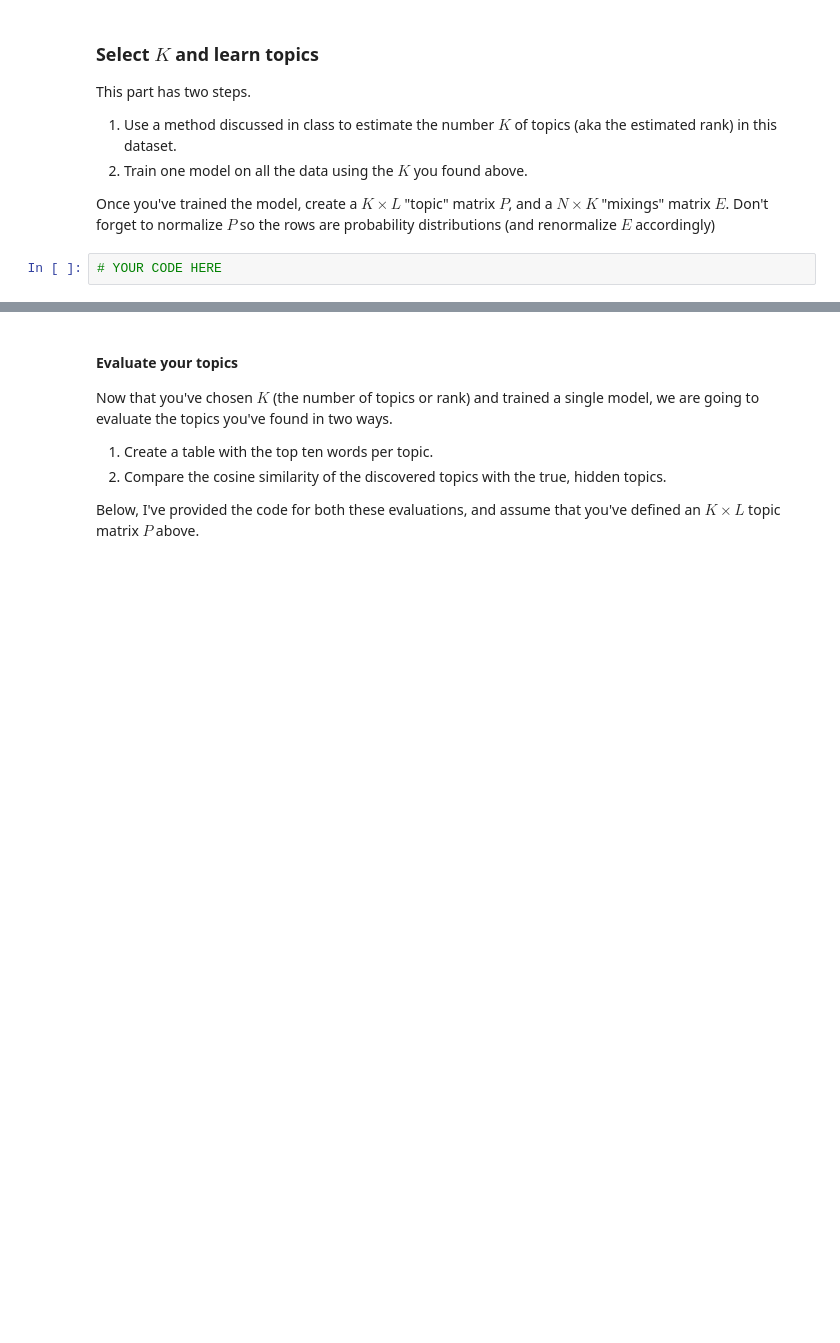
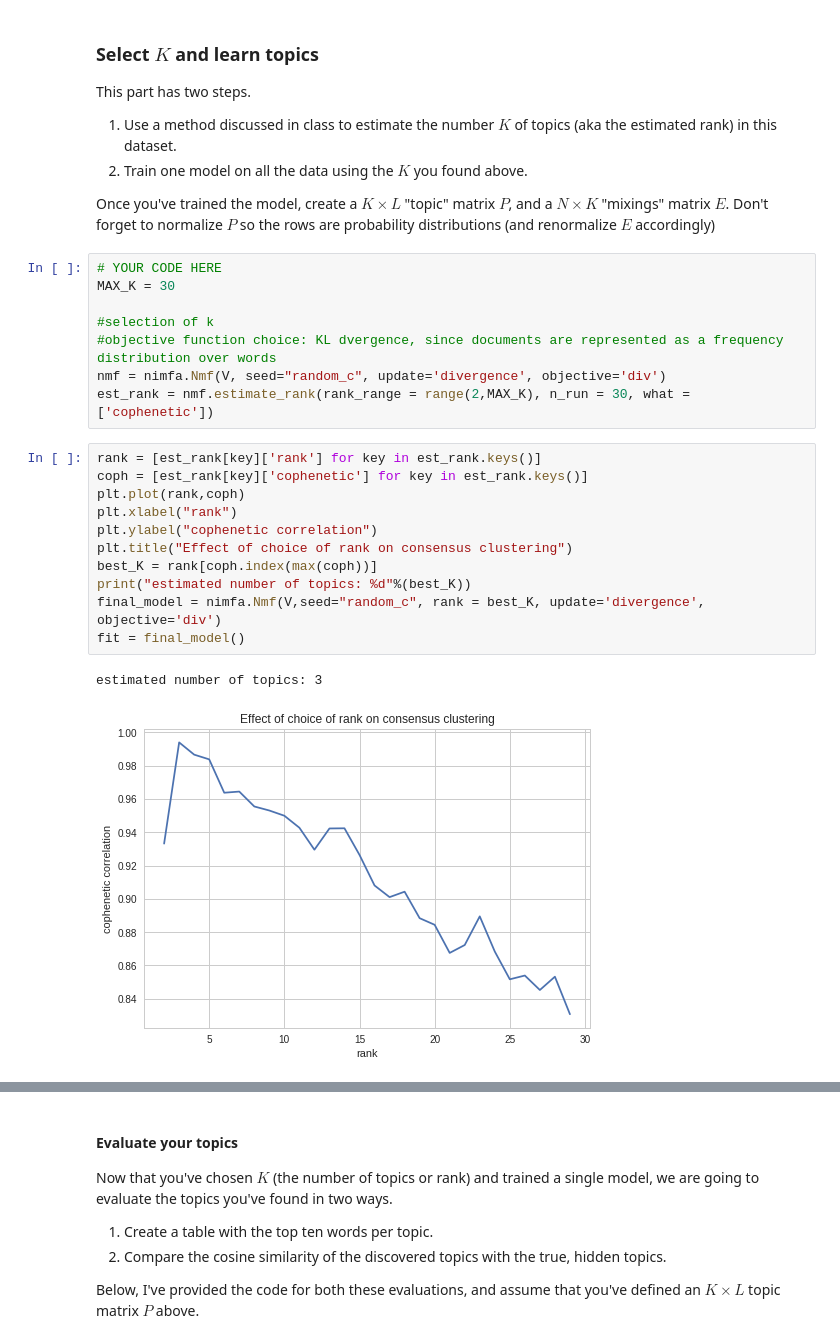
Before and after one commit to spatkar94/Class-Project, a Jupyter notebook: CMSC828P_TopicModelingProject.ipynb, the cells around one changed output, grey strips where cells are left out. Drawn from its saved outputs; the diff is of its cells as text; blank space fills up the shorter version.

```diff
--- a/CMSC828P_TopicModelingProject.ipynb
+++ b/CMSC828P_TopicModelingProject.ipynb
@@ -250,5 +250,25 @@ This part has two steps.
 2.  Train one model on all the data using the $K$ you found above.
 
 Once you've trained the model, create a $K\times L$ "topic" matrix $P$, and a $N \times K$ "mixings" matrix $E$. Don't forget to normalize $P$ so the rows are probability distributions (and renormalize $E$ accordingly)
-# %%
-# YOUR CODE HERE
+# %%
+# YOUR CODE HERE
+MAX_K = 30
+
+#selection of k
+#objective function choice: KL dvergence, since documents are represented as a frequency distribution over words
+nmf = nimfa.Nmf(V, seed="random_c", update='divergence', objective='div')
+est_rank = nmf.estimate_rank(rank_range = range(2,MAX_K), n_run = 30, what = ['cophenetic'])
+# %%
+rank = [est_rank[key]['rank'] for key in est_rank.keys()]
+coph = [est_rank[key]['cophenetic'] for key in est_rank.keys()]
+plt.plot(rank,coph)
+plt.xlabel("rank")
+plt.ylabel("cophenetic correlation")
+plt.title("Effect of choice of rank on consensus clustering")
+best_K = rank[coph.index(max(coph))]
+print("estimated number of topics: %d"%(best_K))
+final_model = nimfa.Nmf(V,seed="random_c", rank = best_K, update='divergence', objective='div')
+fit = final_model()
+# %% [output]
+estimated number of topics: 3
+[figure, added]
```
Also changed, not shown: parts of 2 cells of this notebook.
